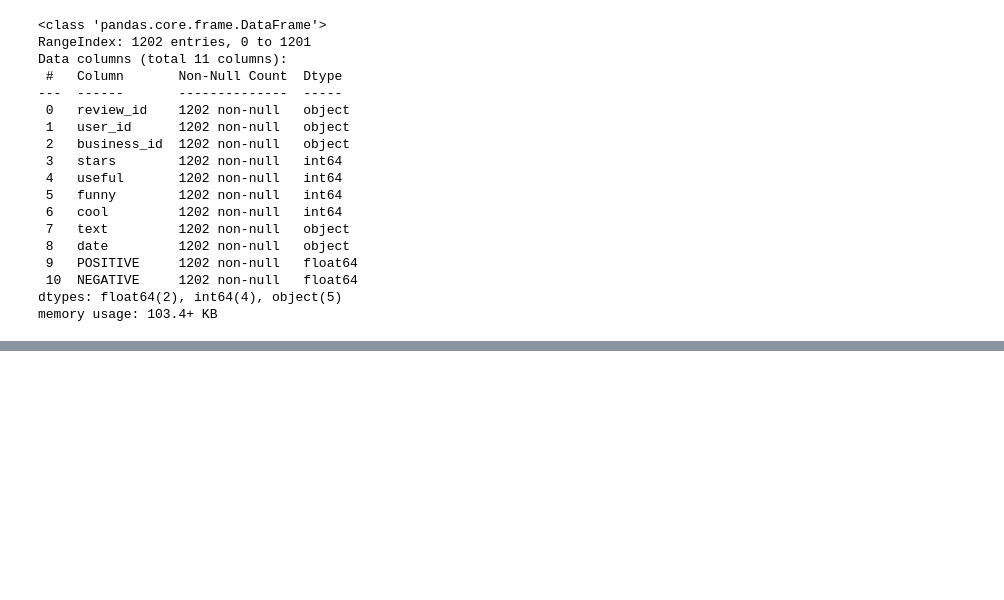
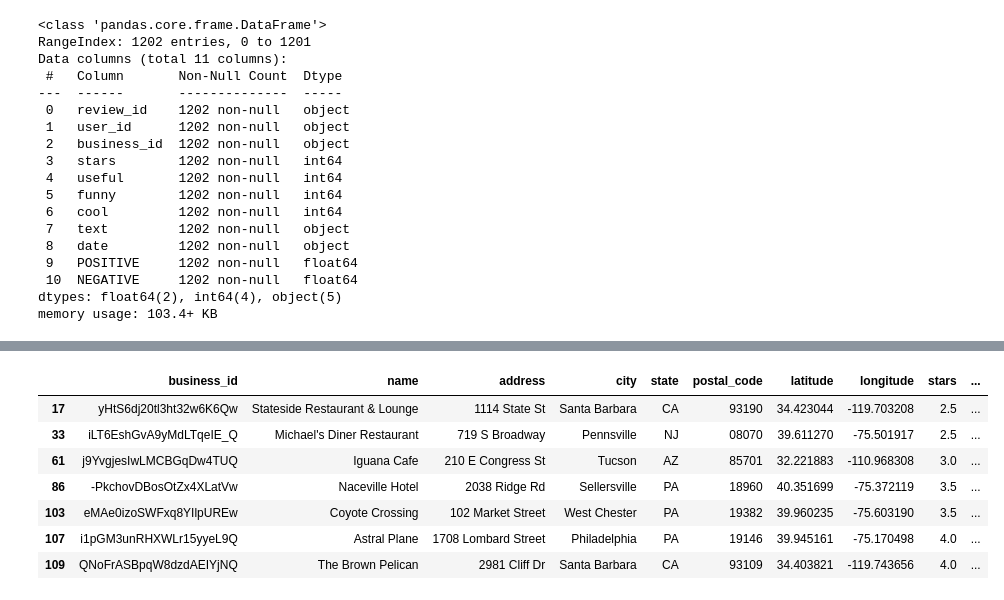
Before and after one commit to uribalb/PlacesRecommender, a Jupyter notebook: EDA_DP/YelpUsersRestaurants.ipynb, the cells around one changed output, grey strips where cells are left out. Saved outputs shown, nothing was run; the diff lists cells and outputs as text; code cells hidden in the pictures; blank space fills up the shorter version.

```diff
--- a/EDA_DP/YelpUsersRestaurants.ipynb
+++ b/EDA_DP/YelpUsersRestaurants.ipynb
@@ -75,0 +408,11 @@ memory usage: 103.4+ KB
+# %%
+recommend_restaurants_from_id_top(user_to_recommend)
+# %% [output]
+|  | business_id | name | address | city | state | postal_code | latitude | longitude | stars | ... |
+| 17 | yHtS6dj20tl3ht32w6K6Qw | Stateside Restaurant & Lounge | 1114 State St | Santa Barbara | CA | 93190 | 34.423044 | -119.703208 | 2.5 | ... |
+| 33 | iLT6EshGvA9yMdLTqeIE_Q | Michael's Diner Restaurant | 719 S Broadway | Pennsville | NJ | 08070 | 39.611270 | -75.501917 | 2.5 | ... |
+| 61 | j9YvgjesIwLMCBGqDw4TUQ | Iguana Cafe | 210 E Congress St | Tucson | AZ | 85701 | 32.221883 | -110.968308 | 3.0 | ... |
+| 86 | -PkchovDBosOtZx4XLatVw | Naceville Hotel | 2038 Ridge Rd | Sellersville | PA | 18960 | 40.351699 | -75.372119 | 3.5 | ... |
+| 103 | eMAe0izoSWFxq8YIlpUREw | Coyote Crossing | 102 Market Street | West Chester | PA | 19382 | 39.960235 | -75.603190 | 3.5 | ... |
+| 107 | i1pGM3unRHXWLr15yyeL9Q | Astral Plane | 1708 Lombard Street | Philadelphia | PA | 19146 | 39.945161 | -75.170498 | 4.0 | ... |
+| 109 | QNoFrASBpqW8dzdAEIYjNQ | The Brown Pelican | 2981 Cliff Dr | Santa Barbara | CA | 93109 | 34.403821 | -119.743656 | 4.0 | ... |
```
Also changed, not shown: parts of 49 cells of this notebook.
